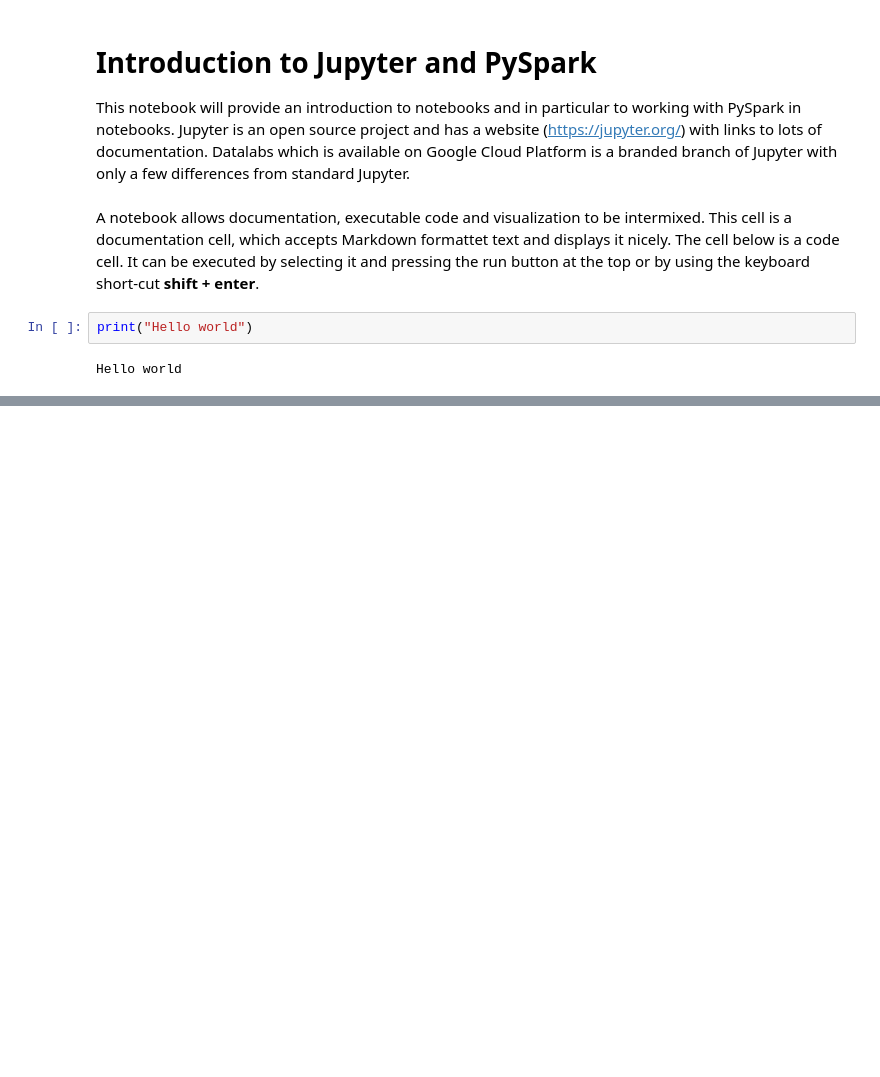
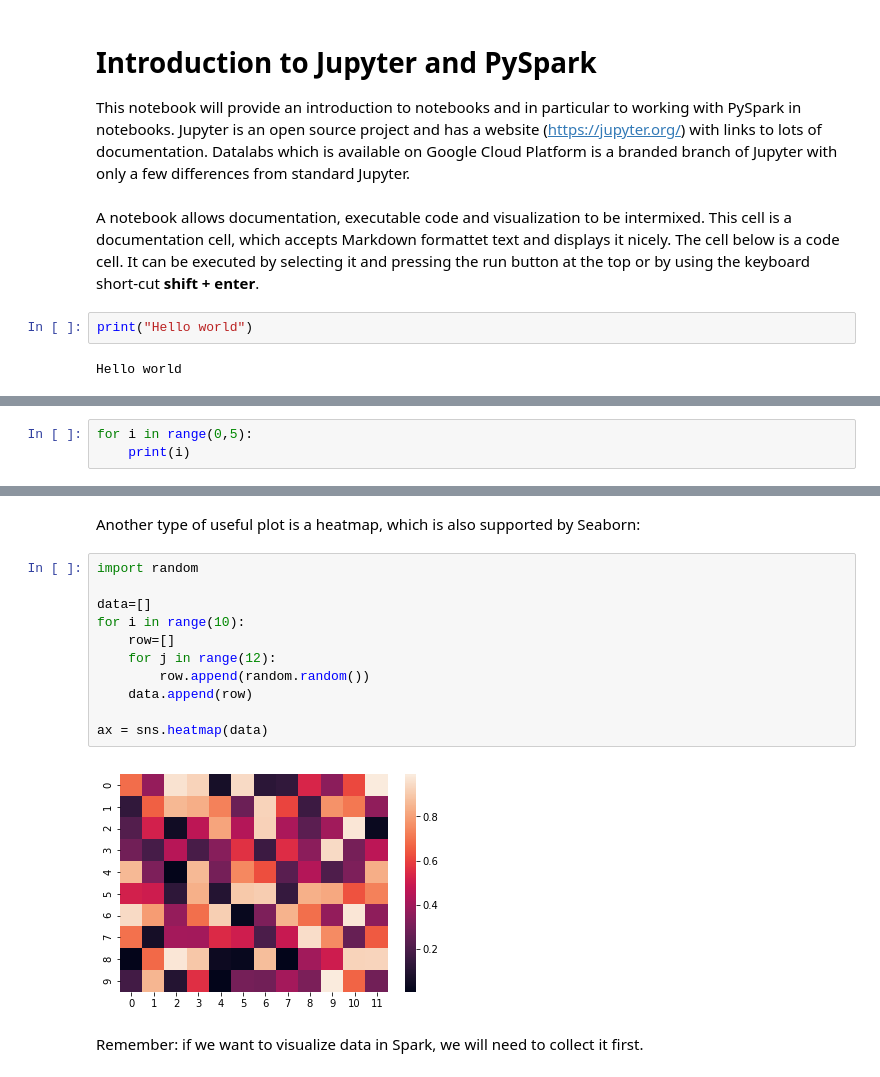
Before and after one commit to andreaskdk/big-data-notebooks, a Jupyter notebook: Introduction to Jupyter.ipynb, the cells around one changed output, grey strips where cells are left out. Saved outputs shown, nothing was run; the diff lists cells and outputs as text; blank space fills up the shorter version.

```diff
--- a/Introduction to Jupyter.ipynb
+++ b/Introduction to Jupyter.ipynb
@@ -24,0 +45,3 @@ ax = sns.heatmap(uniform_data)
+# %%
+for i in range(0,5):
+    print(i)
@@ -24,0 +142,17 @@ ax = sns.heatmap(uniform_data)
+# %% [markdown]
+Another type of useful plot is a heatmap, which is also supported by Seaborn:
+# %%
+import random
+
+data=[]
+for i in range(10):
+    row=[]
+    for j in range(12):
+        row.append(random.random())
+    data.append(row)
+
+ax = sns.heatmap(data)
+# %% [output]
+[figure, added]
+# %% [markdown]
+Remember: if we want to visualize data in Spark, we will need to collect it first.
```
Also changed, not shown: parts of 25 cells of this notebook, 1 other file.
